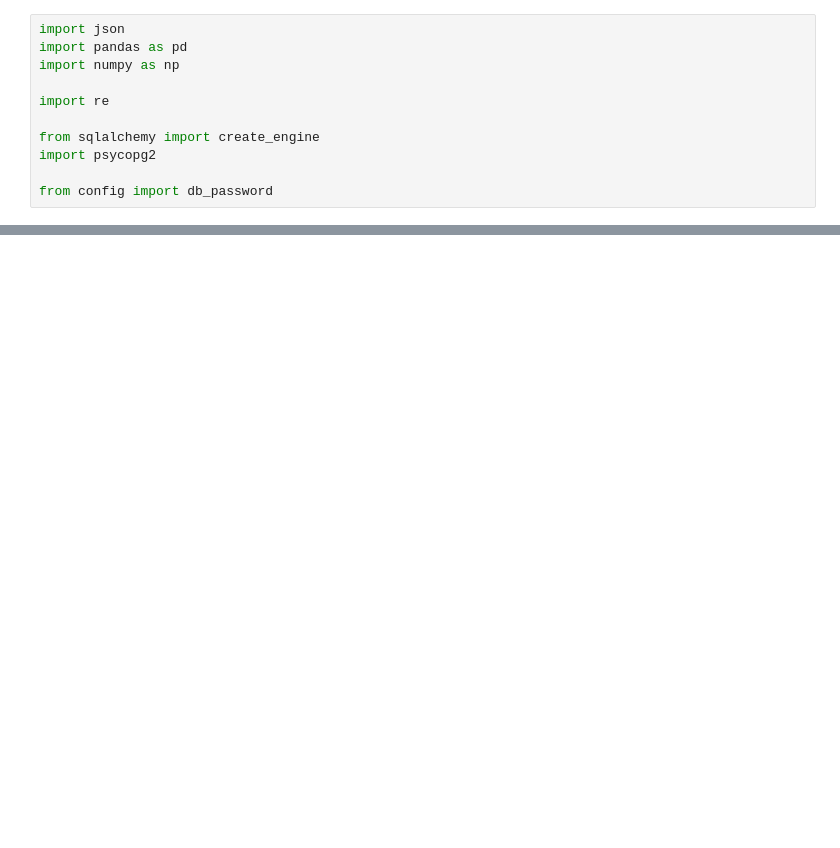
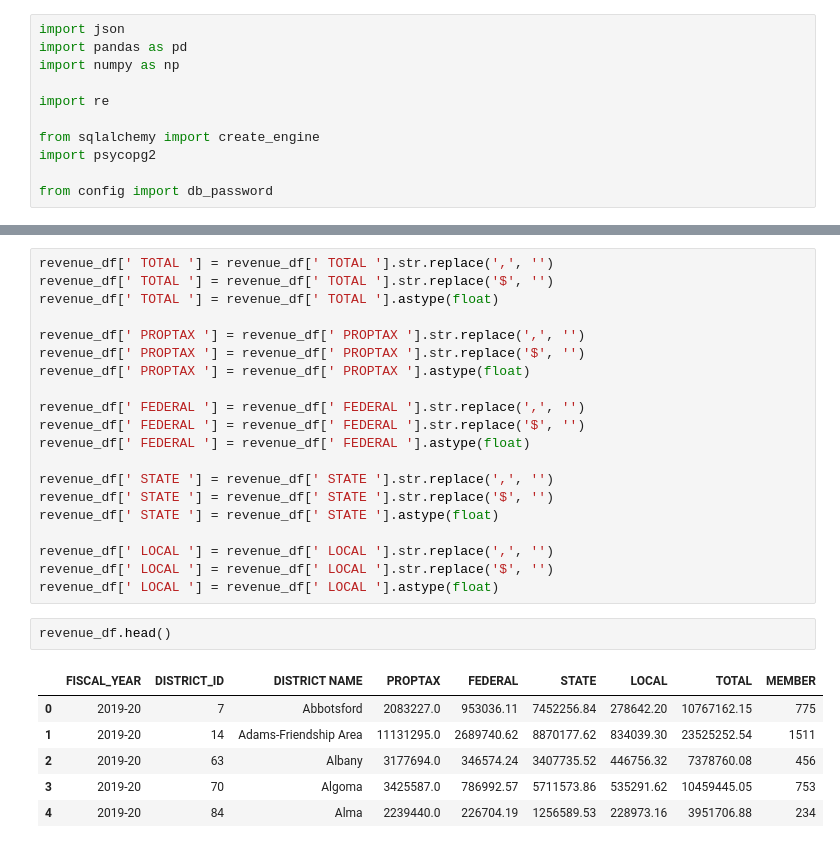
Before and after one commit to Lalita-ponnapalli/HS_Baseball_Scholarships, a Jupyter notebook: dbcreation.ipynb, the cells around one changed output, grey strips where cells are left out. Saved outputs shown, nothing was run; the diff lists cells and outputs as text; blank space fills up the shorter version.

```diff
--- a/dbcreation.ipynb
+++ b/dbcreation.ipynb
@@ -11,0 +72,29 @@ from config import db_password
+# %%
+revenue_df[' TOTAL '] = revenue_df[' TOTAL '].str.replace(',', '')
+revenue_df[' TOTAL '] = revenue_df[' TOTAL '].str.replace('$', '')
+revenue_df[' TOTAL '] = revenue_df[' TOTAL '].astype(float)
+
+revenue_df[' PROPTAX '] = revenue_df[' PROPTAX '].str.replace(',', '')
+revenue_df[' PROPTAX '] = revenue_df[' PROPTAX '].str.replace('$', '')
+revenue_df[' PROPTAX '] = revenue_df[' PROPTAX '].astype(float)
+
+revenue_df[' FEDERAL '] = revenue_df[' FEDERAL '].str.replace(',', '')
+revenue_df[' FEDERAL '] = revenue_df[' FEDERAL '].str.replace('$', '')
+revenue_df[' FEDERAL '] = revenue_df[' FEDERAL '].astype(float)
+
+revenue_df[' STATE '] = revenue_df[' STATE '].str.replace(',', '')
+revenue_df[' STATE '] = revenue_df[' STATE '].str.replace('$', '')
+revenue_df[' STATE '] = revenue_df[' STATE '].astype(float)
+
+revenue_df[' LOCAL '] = revenue_df[' LOCAL '].str.replace(',', '')
+revenue_df[' LOCAL '] = revenue_df[' LOCAL '].str.replace('$', '')
+revenue_df[' LOCAL '] = revenue_df[' LOCAL '].astype(float)
+# %%
+revenue_df.head()
+# %% [output]
+|  | FISCAL_YEAR | DISTRICT_ID | DISTRICT NAME | PROPTAX | FEDERAL | STATE | LOCAL | TOTAL | MEMBER |
+| 0 | 2019-20 | 7 | Abbotsford | 2083227.0 | 953036.11 | 7452256.84 | 278642.20 | 10767162.15 | 775 |
+| 1 | 2019-20 | 14 | Adams-Friendship Area | 11131295.0 | 2689740.62 | 8870177.62 | 834039.30 | 23525252.54 | 1511 |
+| 2 | 2019-20 | 63 | Albany | 3177694.0 | 346574.24 | 3407735.52 | 446756.32 | 7378760.08 | 456 |
+| 3 | 2019-20 | 70 | Algoma | 3425587.0 | 786992.57 | 5711573.86 | 535291.62 | 10459445.05 | 753 |
+| 4 | 2019-20 | 84 | Alma | 2239440.0 | 226704.19 | 1256589.53 | 228973.16 | 3951706.88 | 234 |
```
Also changed, not shown: parts of 13 cells of this notebook.
